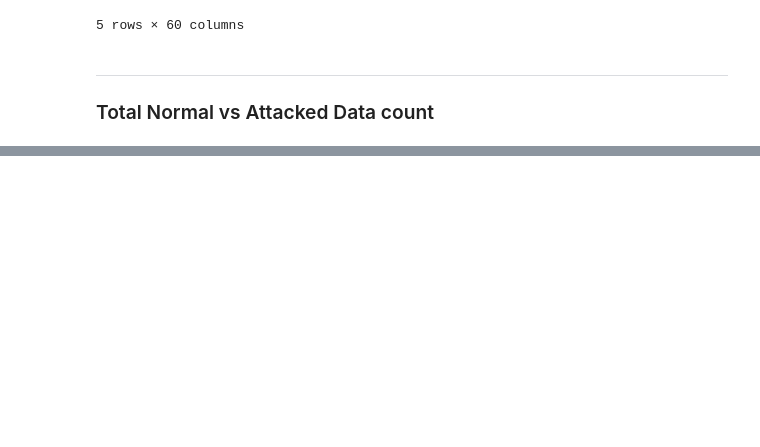
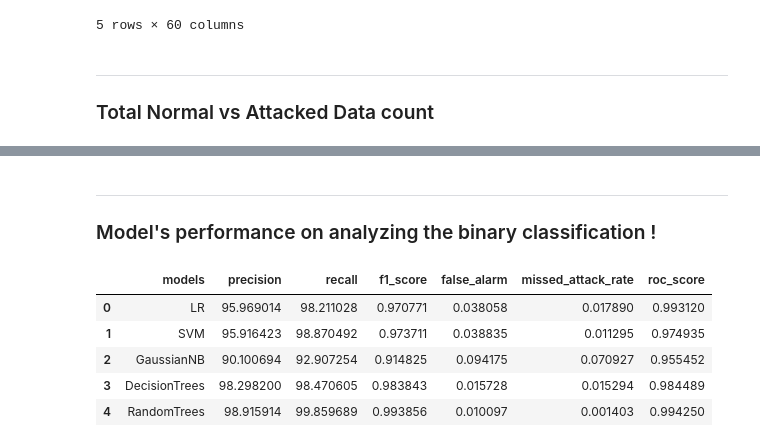
Before and after one commit to suzaladhikari/Network_Intrusion_Detector, a Jupyter notebook: Model's Performance /modelsperformance.ipynb, the cells around one changed output, grey strips where cells are left out. Saved outputs shown, nothing was run; the diff lists cells and outputs as text; code cells hidden in the pictures; blank space fills up the shorter version.

```diff
--- a/Model's Performance /modelsperformance.ipynb
+++ b/Model's Performance /modelsperformance.ipynb
@@ -47,0 +100,20 @@ Index(['Unnamed: 0', 'duration', 'src_bytes', 'dst_bytes', 'land',
+# %% [markdown]
+---
+### Model's performance on analyzing the binary classification !
+# %%
+## Binary classification model's performance data
+
+data = pd.read_csv('../Datasets/models_performance.csv')
+data.head(6)
+data.drop(columns=['Unnamed: 0'], inplace = True)
+
+data['precision'] = data['precision']* 100
+data['recall'] = data['recall']* 100
+data.head(5)
+# %% [output]
+|  | models | precision | recall | f1_score | false_alarm | missed_attack_rate | roc_score |
+| 0 | LR | 95.969014 | 98.211028 | 0.970771 | 0.038058 | 0.017890 | 0.993120 |
+| 1 | SVM | 95.916423 | 98.870492 | 0.973711 | 0.038835 | 0.011295 | 0.974935 |
+| 2 | GaussianNB | 90.100694 | 92.907254 | 0.914825 | 0.094175 | 0.070927 | 0.955452 |
+| 3 | DecisionTrees | 98.298200 | 98.470605 | 0.983843 | 0.015728 | 0.015294 | 0.984489 |
+| 4 | RandomTrees | 98.915914 | 99.859689 | 0.993856 | 0.010097 | 0.001403 | 0.994250 |
```
Also changed, not shown: parts of 4 cells of this notebook.
